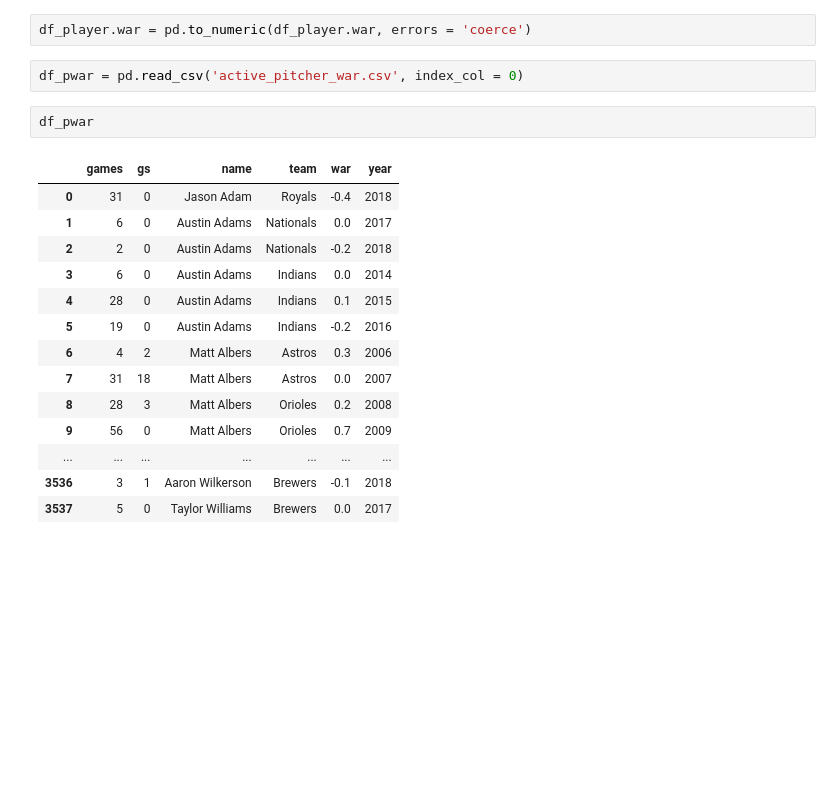
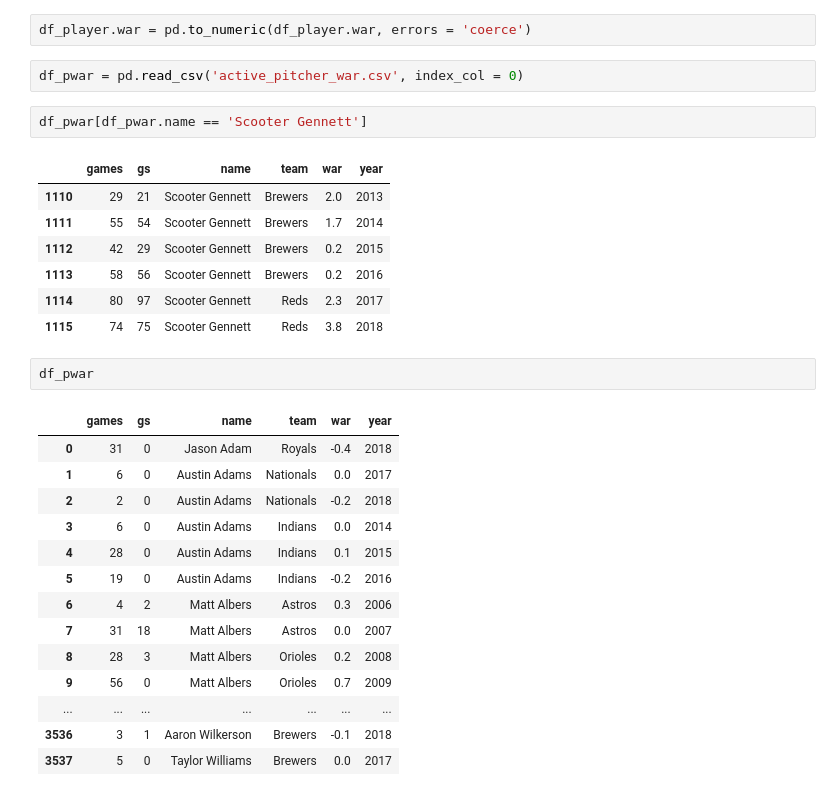
Before and after one commit to ethanarsht/fat_baseball, a Jupyter notebook: fat_baseball_scraper.ipynb, the cells around one changed output. Saved outputs shown, nothing was run; the diff lists cells and outputs as text; blank space fills up the shorter version.

```diff
--- a/fat_baseball_scraper.ipynb
+++ b/fat_baseball_scraper.ipynb
@@ -550,6 +559,16 @@ df_player_saved.to_csv('~/Downloads/active_pitcher_war.csv')
 df_player.war = pd.to_numeric(df_player.war, errors = 'coerce')
 # %%
 df_pwar = pd.read_csv('active_pitcher_war.csv', index_col = 0)
+# %%
+df_pwar[df_pwar.name == 'Scooter Gennett']
+# %% [output]
+|  | games | gs | name | team | war | year |
+| 1110 | 29 | 21 | Scooter Gennett | Brewers | 2.0 | 2013 |
+| 1111 | 55 | 54 | Scooter Gennett | Brewers | 1.7 | 2014 |
+| 1112 | 42 | 29 | Scooter Gennett | Brewers | 0.2 | 2015 |
+| 1113 | 58 | 56 | Scooter Gennett | Brewers | 0.2 | 2016 |
+| 1114 | 80 | 97 | Scooter Gennett | Reds | 2.3 | 2017 |
+| 1115 | 74 | 75 | Scooter Gennett | Reds | 3.8 | 2018 |
 # %%
 df_pwar
 # %% [output]
```
Also changed, not shown: parts of 2 cells of this notebook, 1 other file.
